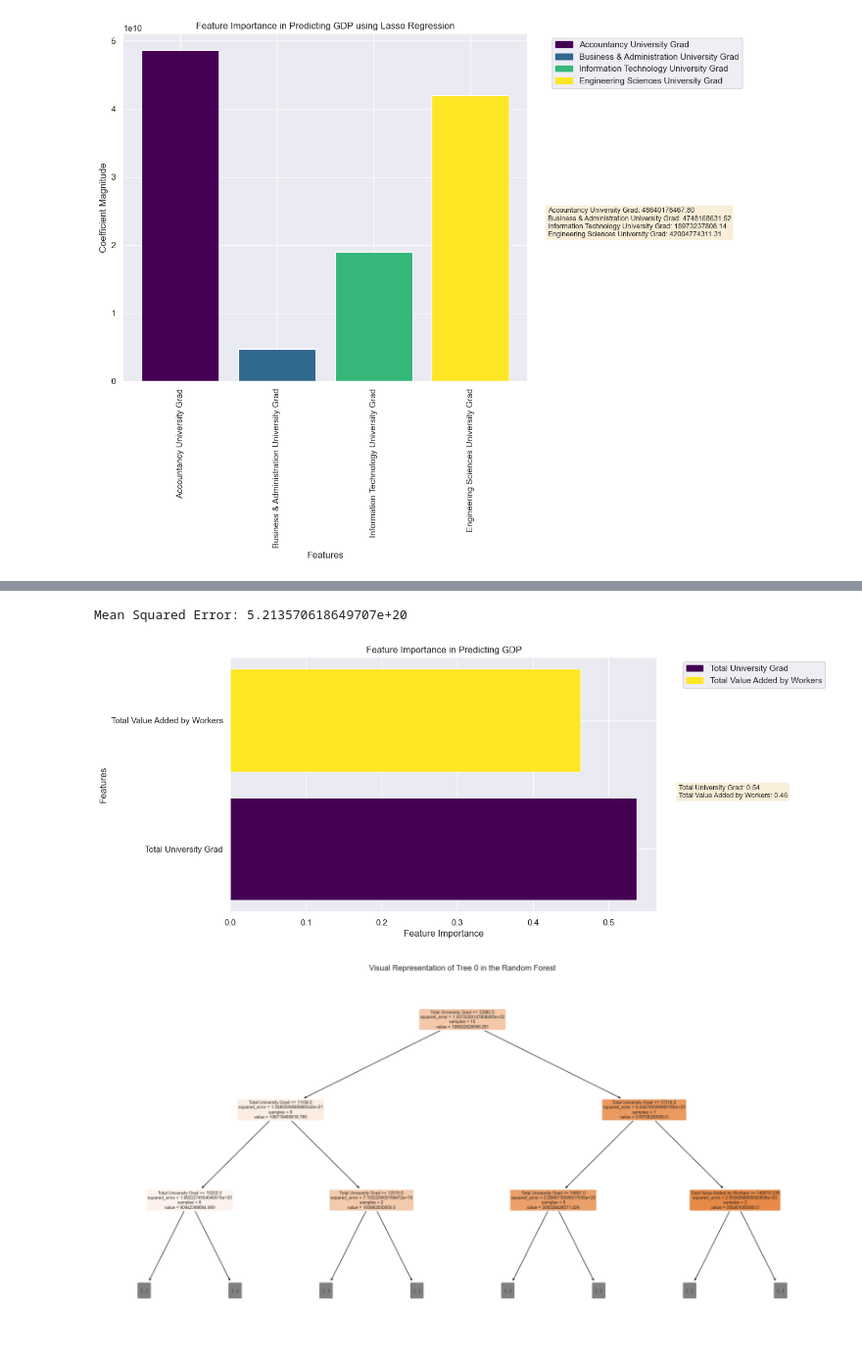
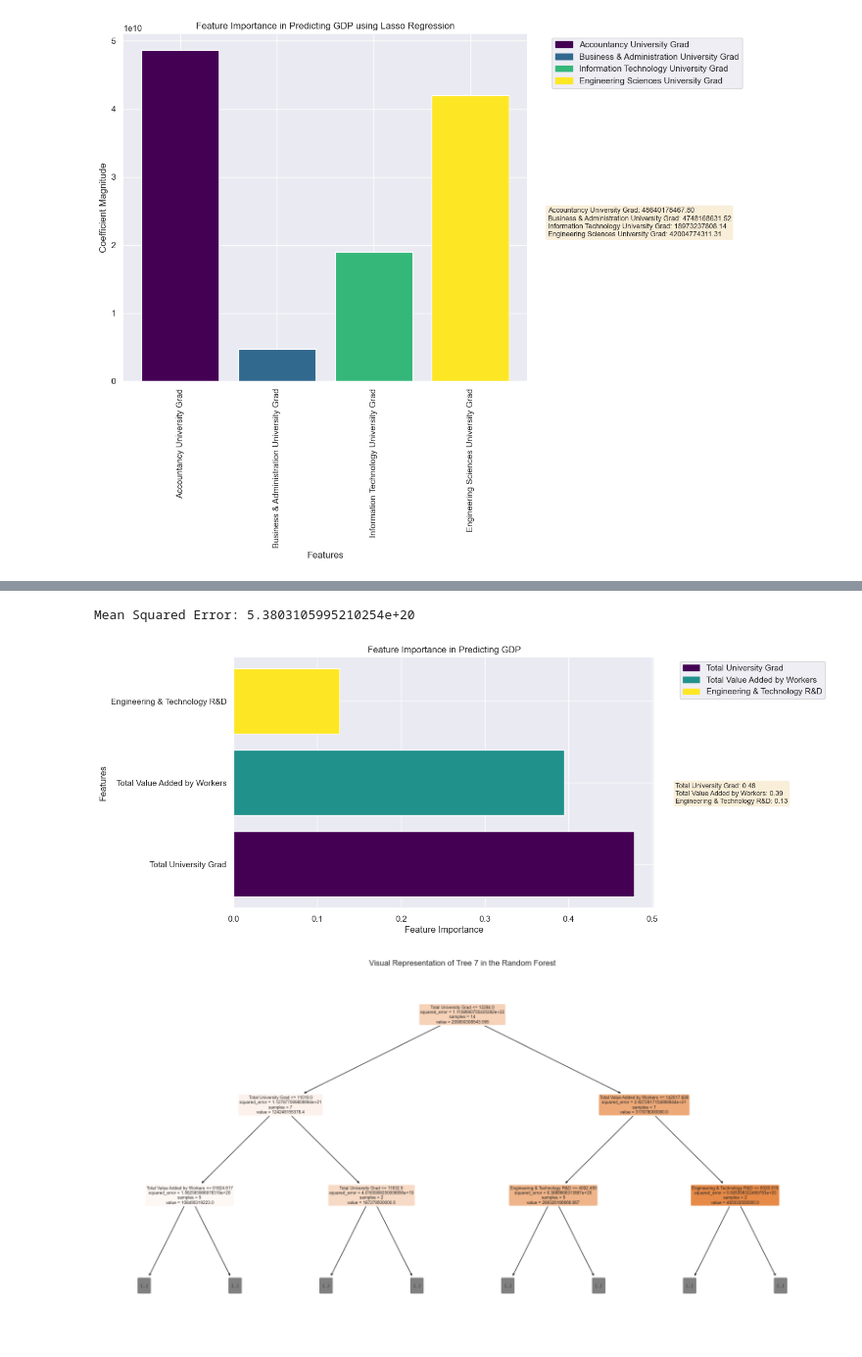
Before and after one commit to Enthorial/FCCA_team7_liyewen__ChanTanWong, a Jupyter notebook: Education-GDP.ipynb, the cells around one changed output, grey strips where cells are left out. Shown at 98% size. Cells and saved outputs as stored; diff of their text form; code cells hidden in the pictures.

Commit message:
Added RND data

```diff
--- a/Education-GDP.ipynb
+++ b/Education-GDP.ipynb
@@ -381,8 +374,9 @@ By merging and modeling these datasets, we gain valuable insights into how diffe
 from sklearn.model_selection import train_test_split
 from sklearn.ensemble import RandomForestRegressor
 from sklearn.metrics import mean_squared_error
+from sklearn.tree import plot_tree
 
-# Combining Productivity , Education
+# Combining Productivity , Education , R and D tech
 
 # Process gov education expenditure into data
 productivity = pd.read_csv(fileurl + 'prod_3.csv', header=None)
@@ -393,18 +387,36 @@ productivity.columns = header
 productivity = productivity.dropna(axis=1, how='all')
 productivity = convert_year(productivity)
 
+# Read and process the GDP data
+gdp = pd.read_csv(fileurl + 'GDP.csv')
+gdp.columns = gdp.columns.str.strip()
+gdp = gdp.loc[:, ~gdp.columns.str.contains('^Unnamed')]
+gdp = convert_year(gdp)
+
+
+# Process gov education expenditure into data
+rndtech = pd.read_csv(fileurl + 'rnd.csv', header=None)
+rndtech = rndtech.transpose()
+header = rndtech.iloc[0].str.strip()
+rndtech = rndtech[1:]
+rndtech.columns = header
+rndtech = rndtech.dropna(axis=1, how='all')
+rndtech = convert_year(rndtech)
 
 # Merge the datasets on the 'Year' column using inner join
 prodMergeDF1 = pd.merge(gdp, productivity,on='Year', how='inner')
 prodMergeDF1 = pd.merge(prodMergeDF1, uni,on='Year', how='inner')
+prodMergeDF1 = pd.merge(prodMergeDF1, rndtech,on='Year', how='inner')
+
+# print(prodMergeDF1)
 
 # Prepare the data
-X = prodMergeDF1[['Total University Grad', 'Total Value Added by Workers']]
+X = prodMergeDF1[['Total University Grad', 'Total Value Added by Workers','Engineering & Technology R&D']]
 y = prodMergeDF1['GDP']
-X_train, X_test, y_train, y_test = train_test_split(X, y, test_size=0.2 ,random_state=20)
+X_train, X_test, y_train, y_test = train_test_split(X, y, test_size=0.2 ,random_state=30)
 
 # Create and fit the model
-rf = RandomForestRegressor(n_estimators=100, random_state=20)
+rf = RandomForestRegressor(n_estimators=100, random_state=30)
 rf.fit(X_train, y_train)
 y_pred = rf.predict(X_test)
 
@@ -416,34 +428,34 @@ print(f'Mean Squared Error: {mse}')
 feature_importances = rf.feature_importances_
 features = X.columns
 # Styling the plot
 plt.figure(figsize=(10, 6))
 colors = plt.cm.viridis(np.linspace(0, 1, len(features)))
 bars = plt.barh(features, feature_importances, color=colors)
 plt.xlabel('Feature Importance')
 plt.ylabel('Features')
 plt.title('Feature Importance in Predicting GDP')
 
 # Adding an inset text box with feature importances
 textstr = '\n'.join([f"{feature}: {importance:.2f}" for feature, importance in zip(features, feature_importances)])
 props = dict(boxstyle='round', facecolor='wheat', alpha=0.5)
 plt.gca().text(1.05, 0.5, textstr, transform=plt.gca().transAxes, fontsize=9, verticalalignment='top', bbox=props)
 
 # Create a legend
 import matplotlib.patches as mpatches
 patches = [mpatches.Patch(color=colors[i], label=features[i]) for i in range(len(features))]
 plt.legend(handles=patches, bbox_to_anchor=(1.05, 1), loc='upper left')
 plt.show()
 
 
 # Visualize one of the decision trees from the forest
-tree_index = 0  # Tree index can be changed to see different trees
+tree_index = 7  # Tree index can be changed to see different trees
 single_tree = rf.estimators_[tree_index]
 plt.figure(figsize=(20, 10))
 # Limit the depth of the tree displayed for better readability
 plot_tree(single_tree, feature_names=X.columns.tolist(), filled=True, rounded=True, max_depth=2)
 plt.title(f'Visual Representation of Tree {tree_index} in the Random Forest')
 plt.show()
 # %% [output]
-Mean Squared Error: 5.213570618649707e+20
+Mean Squared Error: 5.3803105995210254e+20
-[figure, old version]
+[figure, new version]
 [figure]
```
Also changed, not shown: parts of 3 cells of this notebook, 1 other file.
